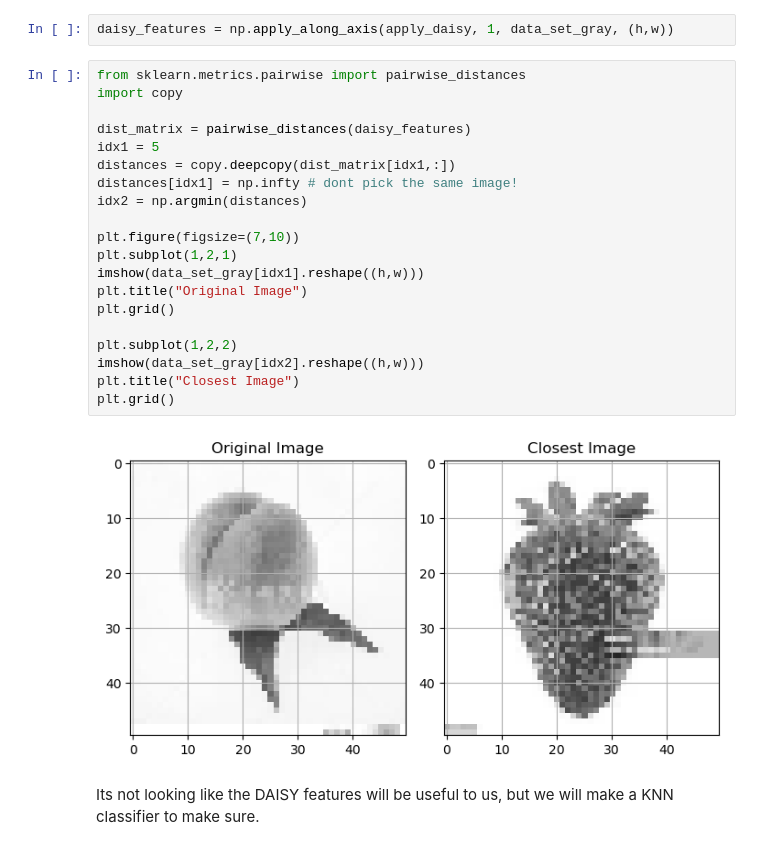
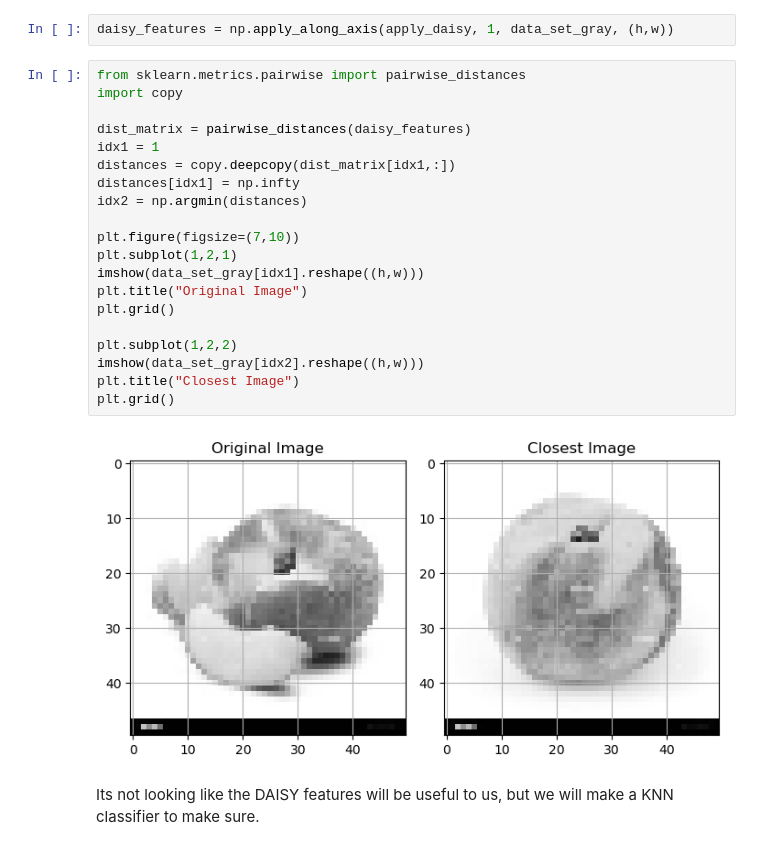
Before and after one commit to QuinnMatthews/MLinPyNotebooks, a Jupyter notebook: Lab Two/LabTwo.ipynb, the cells around one changed output. Drawn from its saved outputs; the diff is of its cells as text.

```diff
--- a/Lab Two/LabTwo.ipynb
+++ b/Lab Two/LabTwo.ipynb
@@ -249,25 +249,25 @@ daisy_features = np.apply_along_axis(apply_daisy, 1, data_set_gray, (h,w))
 # %%
 from sklearn.metrics.pairwise import pairwise_distances
 import copy
 
 dist_matrix = pairwise_distances(daisy_features)
-idx1 = 5
+idx1 = 1
 distances = copy.deepcopy(dist_matrix[idx1,:])
-distances[idx1] = np.infty # dont pick the same image!
+distances[idx1] = np.infty
 idx2 = np.argmin(distances)
 
 plt.figure(figsize=(7,10))
 plt.subplot(1,2,1)
 imshow(data_set_gray[idx1].reshape((h,w)))
 plt.title("Original Image")
 plt.grid()
 
 plt.subplot(1,2,2)
 imshow(data_set_gray[idx2].reshape((h,w)))
 plt.title("Closest Image")
 plt.grid()
 # %% [output]
-[figure, old version]
+[figure, new version]
 # %% [markdown]
 Its not looking like the DAISY features will be useful to us, but we will make a KNN classifier to make sure.
 # %%
```
Also changed, not shown: parts of 1 cell of this notebook.
